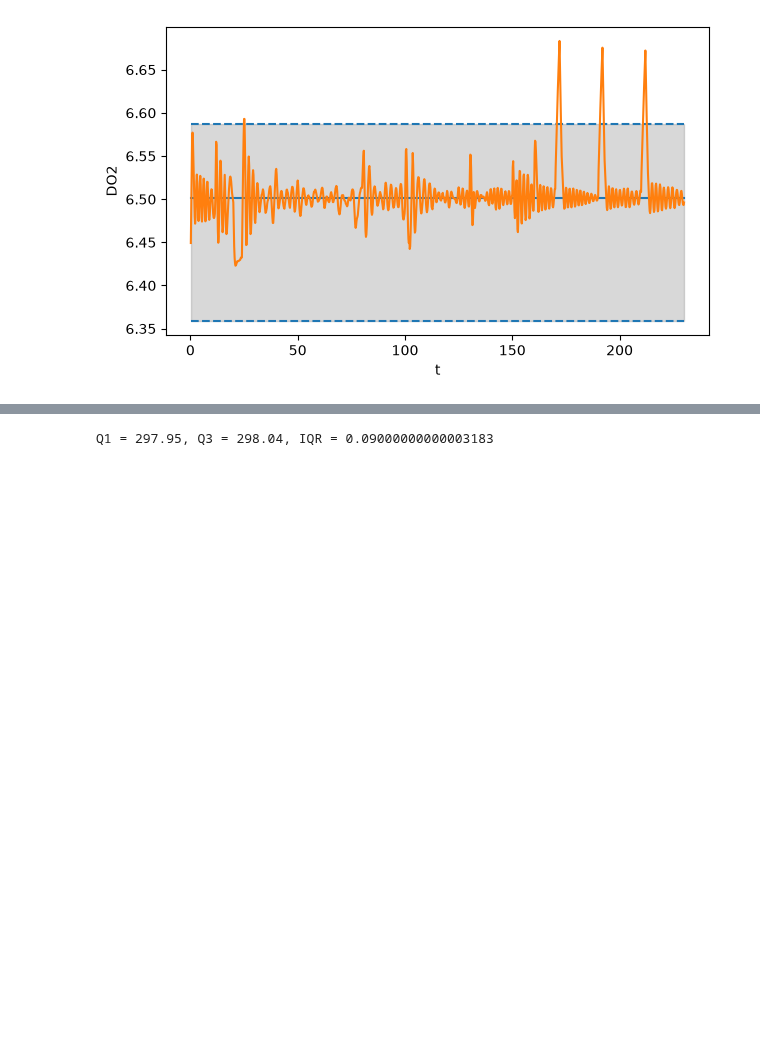
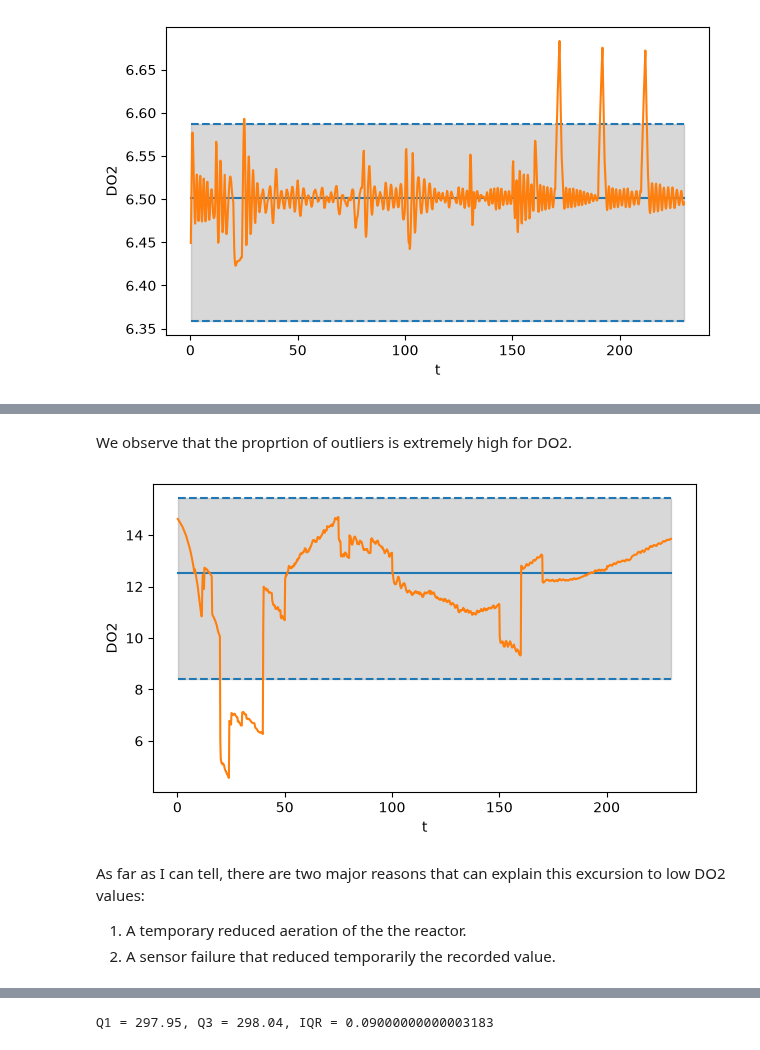
Before and after one commit to r0b1nu5/dls-ts, a Jupyter notebook: week04/week04-solution.ipynb, the cells around one changed output, grey strips where cells are left out. Drawn from its saved outputs; the diff is of its cells as text; code cells hidden in the pictures; blank space fills up the shorter version.

```diff
--- a/week04/week04-solution.ipynb
+++ b/week04/week04-solution.ipynb
@@ -39,7 +143,7 @@ p01 = df[col].quantile(.01)
 p99 = df[col].quantile(.99)
 p50 = df[col].quantile(.5)
 # %%
-df1 = pd.read_csv('fault_batch_1.csv')
+df1 = pd.read_csv('https://dls.hevs.ch/ts/files/fault_batch_1.csv')
 df1.head()
 # %% [output]
 |  | Time (h) | Aeration rate(Fg:L/h) | Substrate concentration(S:g/L) | Dissolved oxygen concentration(DO... | Penicillin concentration(P:g/L) | ... |
@@ -116,0 +221,31 @@ For column Batch ID: proportion of outliers 0.0% (0)
+# %% [markdown]
+We observe that the proprtion of outliers is extremely high for DO2.
+# %%
+col = 'Dissolved oxygen concentration(DO2:mg/L)'
+
+p01 = df[col].quantile(.01)
+p99 = df[col].quantile(.99)
+p50 = df[col].quantile(.5)
+
+fig,ax = plt.subplots(figsize=(7,4))
+
+t0 = df1['Time (h)'].min()
+t1 = df1['Time (h)'].max()
+ax.fill([t0,t1,t1,t0],[p01,p01,p99,p99],color='gray',alpha=.3)
+ax.plot([t0,t1],[p01,p01],'--',color='C0')
+ax.plot([t0,t1],[p99,p99],'--',color='C0')
+ax.plot([t0,t1],[p50,p50],color='C0')
+
+ax.plot(df1['Time (h)'],df1[col],color='C1')
+
+ax.set_xlabel('t')
+ax.set_ylabel('DO2')
+
+plt.show()
+# %% [output]
+[figure, added]
+# %% [markdown]
+As far as I can tell, there are two major reasons that can explain this excursion to low DO2 values:
+
+1. A temporary reduced aeration of the the reactor.
+2. A sensor failure that reduced temporarily the recorded value.
```
Also changed, not shown: parts of 43 cells of this notebook, 1 other file.
